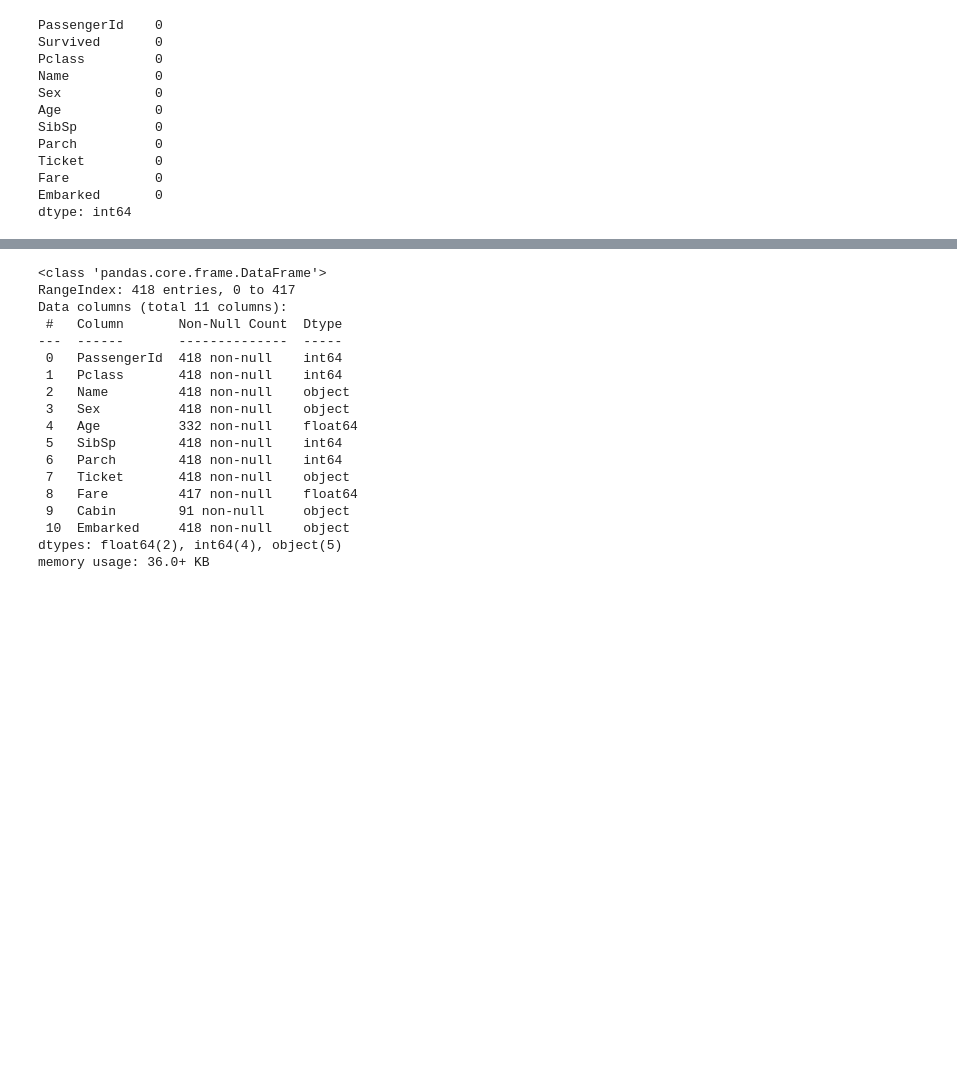
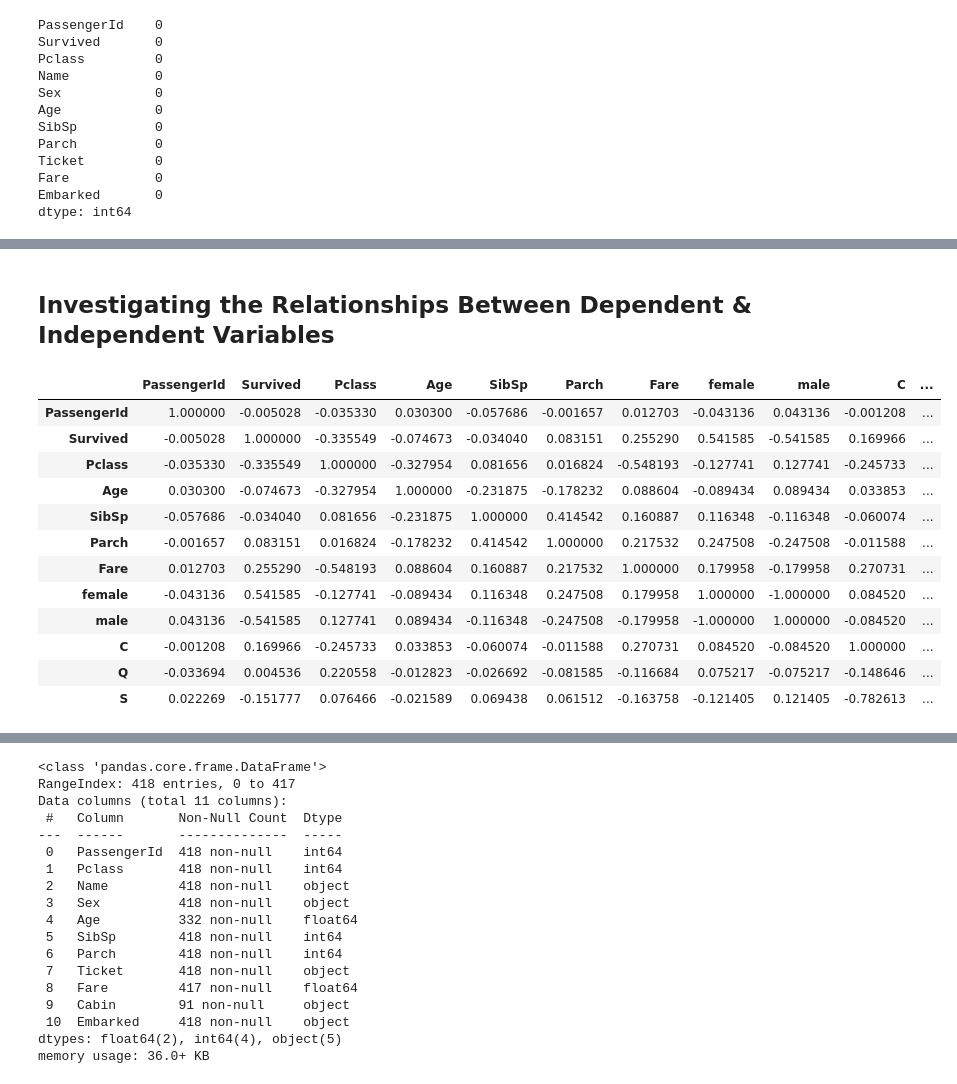
Before and after one commit to SiamakMushakhian/kaggle-projects, a Jupyter notebook: Titanic/Titanic.ipynb, the cells around one changed output, grey strips where cells are left out. Saved outputs shown, nothing was run; the diff lists cells and outputs as text; code cells hidden in the pictures; blank space fills up the shorter version.

```diff
--- a/Titanic/Titanic.ipynb
+++ b/Titanic/Titanic.ipynb
@@ -124,0 +176,18 @@ dtype: int64
+# %% [markdown]
+## Investigating the Relationships Between Dependent & Independent Variables
+# %%
+train_data.corr()
+# %% [output]
+|  | PassengerId | Survived | Pclass | Age | SibSp | Parch | Fare | female | male | C | ... |
+| PassengerId | 1.000000 | -0.005028 | -0.035330 | 0.030300 | -0.057686 | -0.001657 | 0.012703 | -0.043136 | 0.043136 | -0.001208 | ... |
+| Survived | -0.005028 | 1.000000 | -0.335549 | -0.074673 | -0.034040 | 0.083151 | 0.255290 | 0.541585 | -0.541585 | 0.169966 | ... |
+| Pclass | -0.035330 | -0.335549 | 1.000000 | -0.327954 | 0.081656 | 0.016824 | -0.548193 | -0.127741 | 0.127741 | -0.245733 | ... |
+| Age | 0.030300 | -0.074673 | -0.327954 | 1.000000 | -0.231875 | -0.178232 | 0.088604 | -0.089434 | 0.089434 | 0.033853 | ... |
+| SibSp | -0.057686 | -0.034040 | 0.081656 | -0.231875 | 1.000000 | 0.414542 | 0.160887 | 0.116348 | -0.116348 | -0.060074 | ... |
+| Parch | -0.001657 | 0.083151 | 0.016824 | -0.178232 | 0.414542 | 1.000000 | 0.217532 | 0.247508 | -0.247508 | -0.011588 | ... |
+| Fare | 0.012703 | 0.255290 | -0.548193 | 0.088604 | 0.160887 | 0.217532 | 1.000000 | 0.179958 | -0.179958 | 0.270731 | ... |
+| female | -0.043136 | 0.541585 | -0.127741 | -0.089434 | 0.116348 | 0.247508 | 0.179958 | 1.000000 | -1.000000 | 0.084520 | ... |
+| male | 0.043136 | -0.541585 | 0.127741 | 0.089434 | -0.116348 | -0.247508 | -0.179958 | -1.000000 | 1.000000 | -0.084520 | ... |
+| C | -0.001208 | 0.169966 | -0.245733 | 0.033853 | -0.060074 | -0.011588 | 0.270731 | 0.084520 | -0.084520 | 1.000000 | ... |
+| Q | -0.033694 | 0.004536 | 0.220558 | -0.012823 | -0.026692 | -0.081585 | -0.116684 | 0.075217 | -0.075217 | -0.148646 | ... |
+| S | 0.022269 | -0.151777 | 0.076466 | -0.021589 | 0.069438 | 0.061512 | -0.163758 | -0.121405 | 0.121405 | -0.782613 | ... |
```
Also changed, not shown: parts of 36 cells of this notebook.
